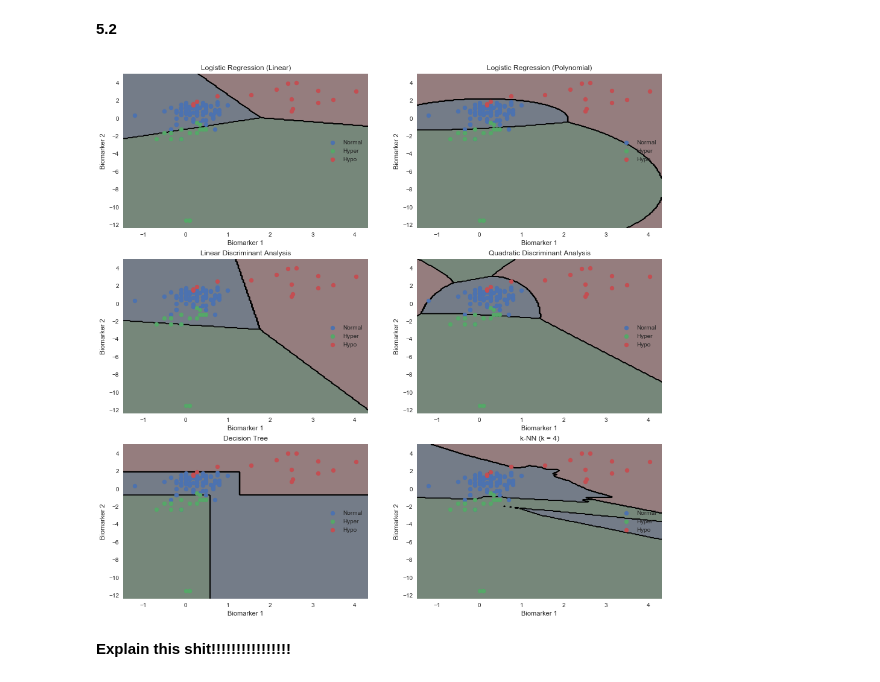
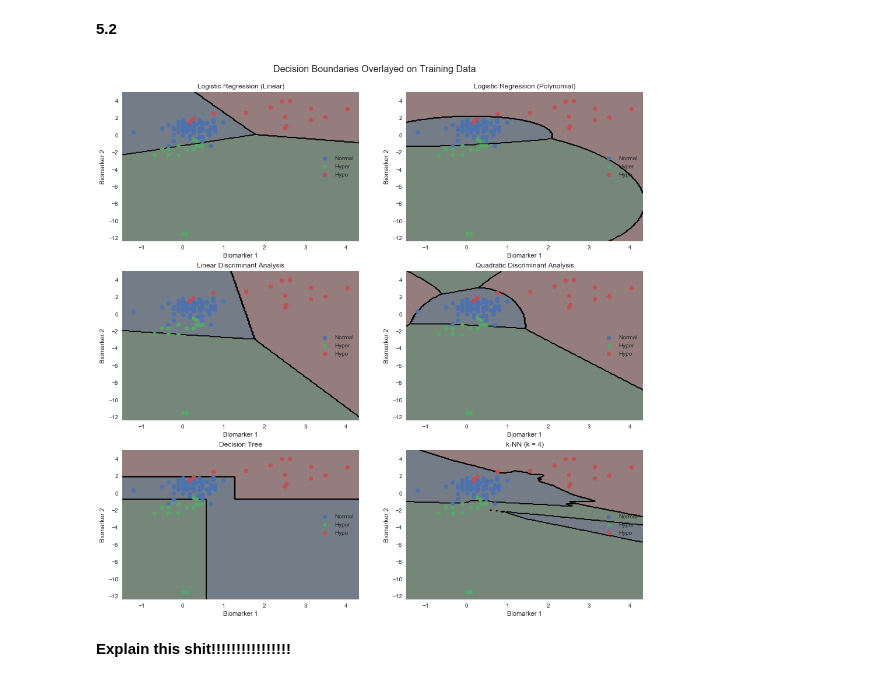
Before and after one commit to tmaounis/cs109a_hw7, a Jupyter notebook: cs109a_hw7.ipynb, the cells around one changed output. Saved outputs shown, nothing was run; the diff lists cells and outputs as text; code cells hidden in the pictures.

```diff
--- a/cs109a_hw7.ipynb
+++ b/cs109a_hw7.ipynb
@@ -624,18 +624,20 @@ Mean cross validation score on test set is 0.833
 # %% [markdown]
 **5.2**
 # %%
-plt.figure(figsize=(16,16))
 model_names = ["Logistic Regression (Linear)", "Logistic Regression (Polynomial)",
               "Linear Discriminant Analysis", "Quadratic Discriminant Analysis",
                "Decision Tree", "k-NN (k = "+str(model_KNN.n_neighbors)+")"]
 models = [model_lr_linear, model_lr_poly, model_LDA, model_QDA, model_DT, model_KNN]
-for i, name in enumerate(model_names):
-    plt.subplot(3,2, i+1)
-    scatter = get_scatter(data_train)
-    overlay_decision_boundary(scatter, models[i], desaturate=0.2)
-    plt.title(name)
-# %% [output]
-[figure, removed]
+# %%
+plt.figure(figsize=(16,16))
+plt.suptitle("Decision Boundaries Overlayed on Training Data", fontsize=16, y=0.92)
+for i, name in enumerate(model_names):
+    plt.subplot(3,2, i+1)
+    scatter = get_scatter(data_train)
+    overlay_decision_boundary(scatter, models[i], desaturate=0.2)
+    plt.title(name)
+# %% [output]
+[figure, added]
 # %% [markdown]
 **Explain this shit!!!!!!!!!!!!!!!!**
 # %% [markdown]
```
Also changed, not shown: parts of 17 cells of this notebook.
